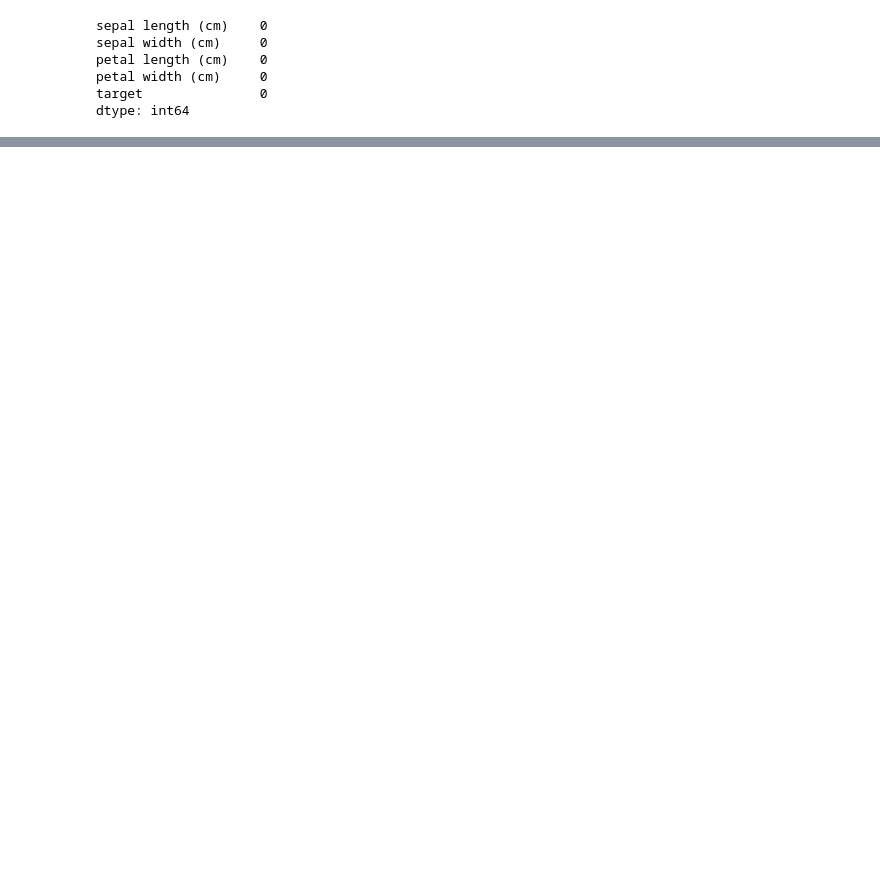
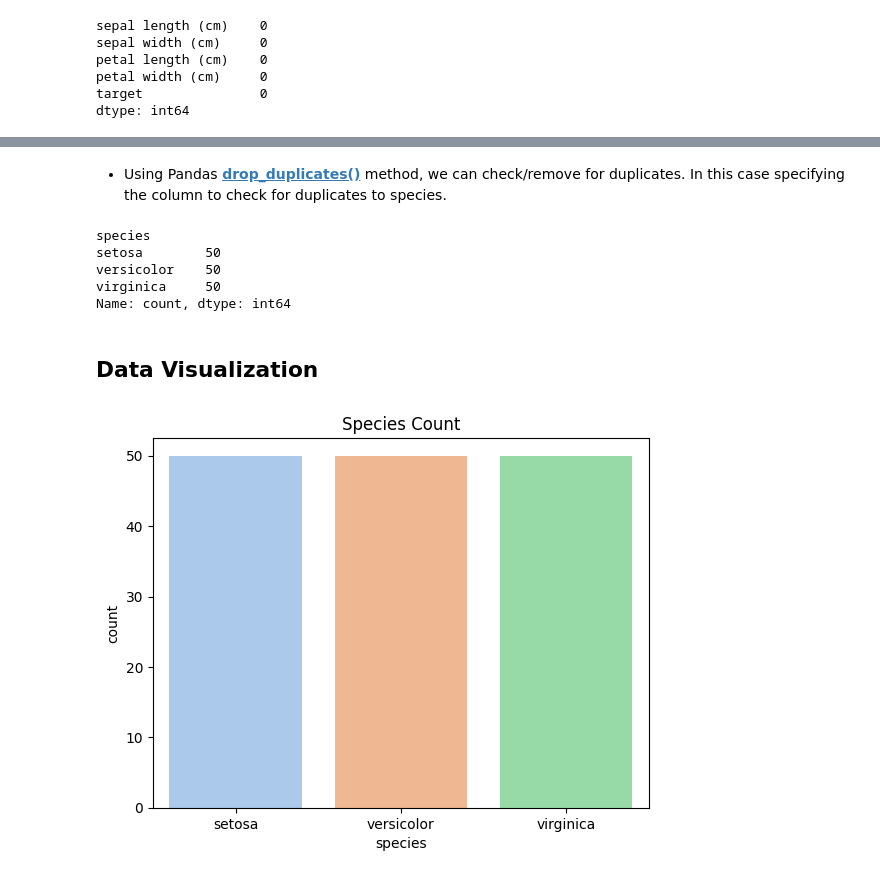
Before and after one commit to zanemilo/pre-ms-bioinfo, a Jupyter notebook: examples/stats/Iris_Dataset_Example.ipynb, the cells around one changed output, grey strips where cells are left out. Saved outputs shown, nothing was run; the diff lists cells and outputs as text; code cells hidden in the pictures; blank space fills up the shorter version.

Commit message:
Completed data cleaning, prep and wrangling. Began visualization portion of exploratory data analysis

```diff
--- a/examples/stats/Iris_Dataset_Example.ipynb
+++ b/examples/stats/Iris_Dataset_Example.ipynb
@@ -100,0 +113,2 @@ dtype: int64
+# %%
+df["species"] = pd.Categorical.from_codes(iris.target, iris.target_names)
@@ -100,0 +133,21 @@ dtype: int64
+# %% [markdown]
+- Using Pandas [**drop_duplicates()**](https://www.geeksforgeeks.org/pandas/python-pandas-dataframe-drop_duplicates/) method, we can check/remove for duplicates. In this case specifying the column to check for duplicates to species.
+# %%
+df.value_counts("species")
+# %% [output]
+species
+setosa        50
+versicolor    50
+virginica     50
+Name: count, dtype: int64
+# %% [markdown]
+## **Data Visualization**
+# %%
+import seaborn as sns
+import matplotlib.pyplot as plt
+
+sns.countplot(x='species', hue='species', data=df, palette="pastel")
+plt.title('Species Count')
+plt.show()
+# %% [output]
+[figure, added]
```
Also changed, not shown: parts of 19 cells of this notebook.
